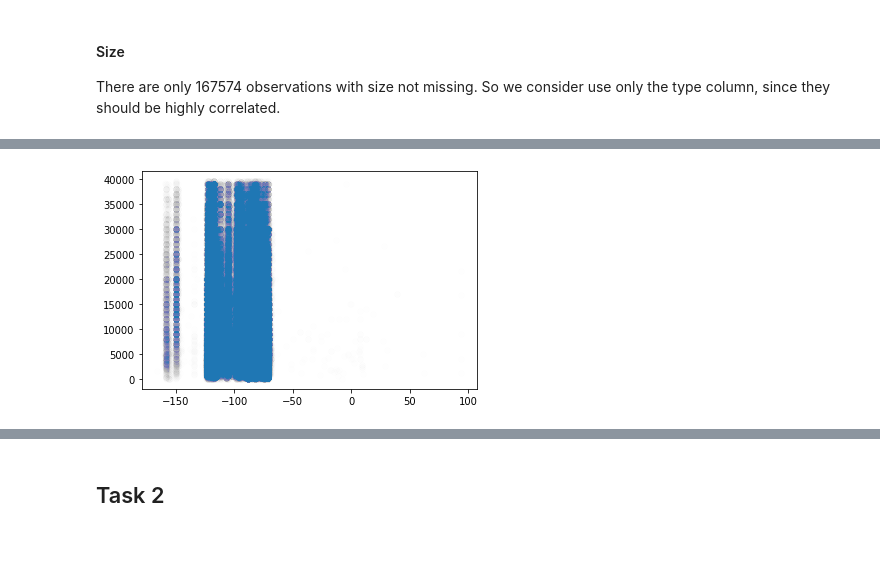
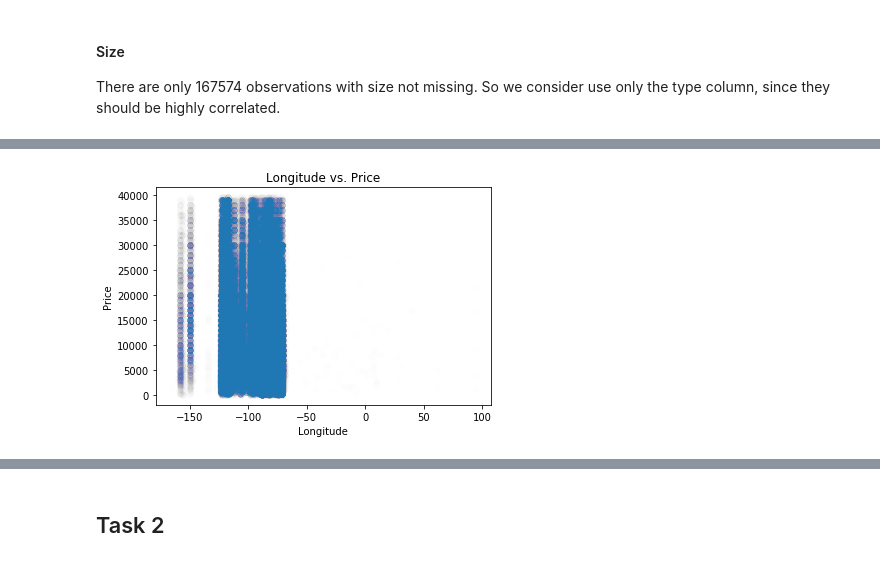
Before and after one commit to liuhz0926/AML2020-homework3, a Jupyter notebook: 4995_HW3.ipynb, the cells around one changed output, grey strips where cells are left out. Saved outputs shown, nothing was run; the diff lists cells and outputs as text; code cells hidden in the pictures.

```diff
--- a/4995_HW3.ipynb
+++ b/4995_HW3.ipynb
@@ -142,3 +175,8 @@ plt.title("Count plot of Years")
 plt.show()
 # %% [output]
 [figure]
+# %%
+year_Q1 = new_data['year'].quantile(0.25)
+year_Q3 = new_data['year'].quantile(0.75)
+year_IQR = year_Q3 - year_Q1
+new_data = new_data.loc[(new_data['year'] > year_Q1 - 1.5*year_IQR) & (new_data['year'] < year_Q3 + 1.5*year_IQR)]
@@ -346,5 +417,8 @@ plt.show()
 # %%
 plt.plot(new_data['long'], new_data['price'],'o', alpha = 0.005)
+plt.xlabel("Longitude")
+plt.ylabel("Price")
+plt.title("Longitude vs. Price")
 plt.show()
 # %% [output]
-[figure, old version]
+[figure, new version]
```
Also changed, not shown: parts of 89 cells of this notebook.
